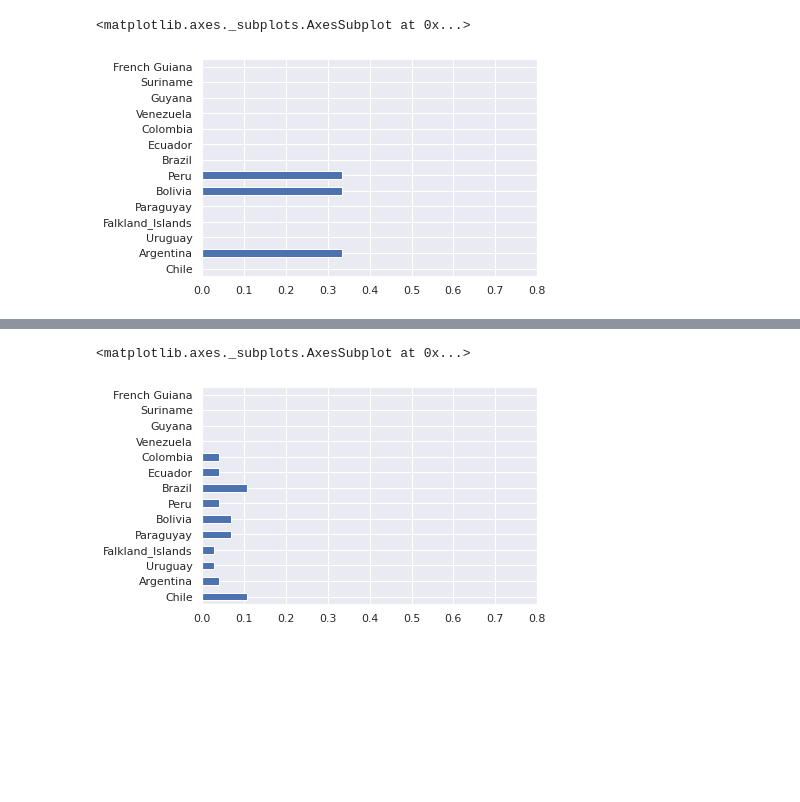
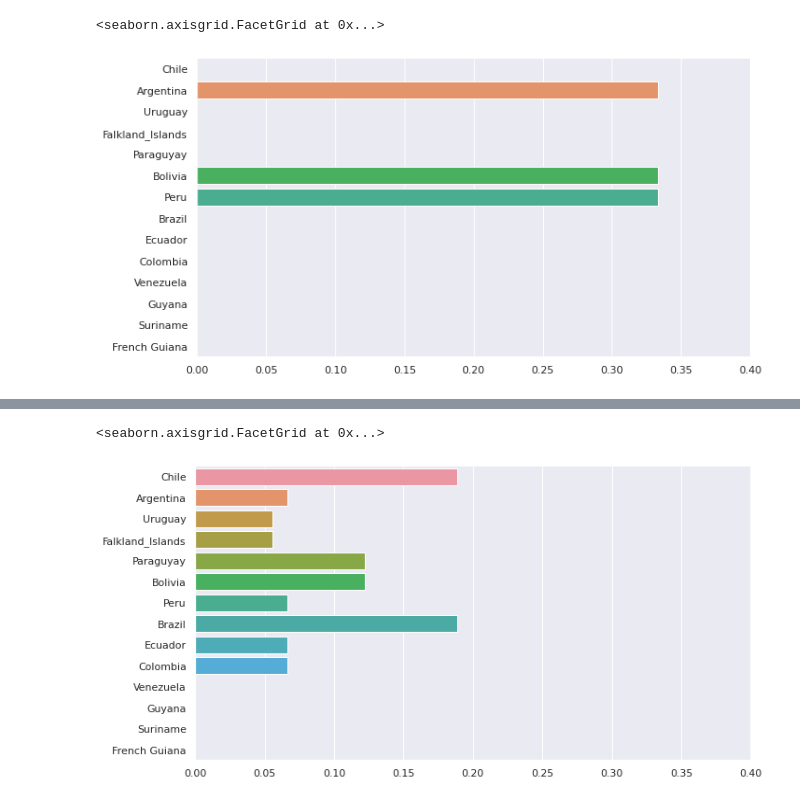
Before and after one commit to oimartin/460, a Jupyter notebook: markov_chain.ipynb, the cells around one changed output, grey strips where cells are left out. Drawn from its saved outputs; the diff is of its cells as text; code cells hidden in the pictures; blank space fills up the shorter version.

```diff
--- a/markov_chain.ipynb
+++ b/markov_chain.ipynb
@@ -39,21 +59,23 @@ countries = ['Chile', 'Argentina', 'Uruguay',
 # %%
 day_1_df = pd.DataFrame(m)
 
 day_1_df = day_1_df.rename(columns={
     0:'Chile', 1:'Argentina', 2: 'Uruguay',
     3:'Falkland_Islands', 4:'Paraguyay', 5:'Bolivia',
     6:'Peru', 7:'Brazil', 8:'Ecuador',
     9:'Colombia', 10:'Venezuela', 11:'Guyana',
     12:'Suriname', 13:'French Guiana'})
 
 day_1_df['countries'] = countries
 day_1_df.set_index('countries', inplace=True)
 
 sns.set_theme(style='darkgrid')
-day_1_df.iloc[[0]].sum().plot.barh(xlim=(0,0.8))
+g = sns.catplot(data=day_1_df.iloc[[0]], kind='bar', height=5,
+                aspect=2, orient='h')
+g.set(xlim=(0, 0.4))
 # %% [output]
-<matplotlib.axes._subplots.AxesSubplot at 0x...>
+<seaborn.axisgrid.FacetGrid at 0x...>
-[figure, old version]
+[figure, new version]
 # %%
 day_1_df
 # %% [output]
@@ -74,7 +96,7 @@ day_1_df
 | Suriname | 0.000000 | 0.000000 | 0.000000 | 0.000000 | 0.000000 | 0.000000 | 0.000000 | 0.333333 | 0.00 | ... |
 | French Guiana | 0.000000 | 0.000000 | 0.000000 | 0.000000 | 0.000000 | 0.000000 | 0.000000 | 0.500000 | 0.00 | ... |
 # %%
-day_2 = np.multiply(m, m)
+day_2 = np.dot(x.T, np.dot(m, m))
 day_2_df = pd.DataFrame(day_2)
 
 day_2_df = day_2_df.rename(columns={
@@ -84,14 +106,14 @@ day_2_df = day_2_df.rename(columns={
     9:'Colombia', 10:'Venezuela', 11:'Guyana',
     12:'Suriname', 13:'French Guiana'})
 
-day_2_df['countries'] = countries
-day_2_df = day_2_df.set_index('countries')
 
 sns.set_theme(style='darkgrid')
-day_2_df.iloc[[1,5,6]].sum().plot.barh(xlim=(0,0.8))
+g = sns.catplot(data=day_2_df, kind='bar', height=5,
+                aspect=2, orient='h')
+g.set(xlim=(0, 0.4))
 # %% [output]
-<matplotlib.axes._subplots.AxesSubplot at 0x...>
+<seaborn.axisgrid.FacetGrid at 0x...>
-[figure, old version]
+[figure, new version]
 # %%
 day_2_df
 # %% [output]
```
Also changed, not shown: parts of 6 cells of this notebook.
